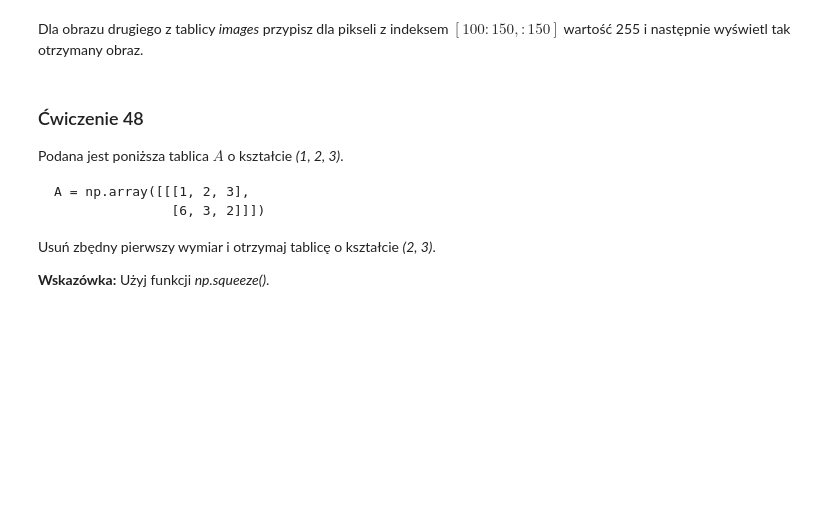
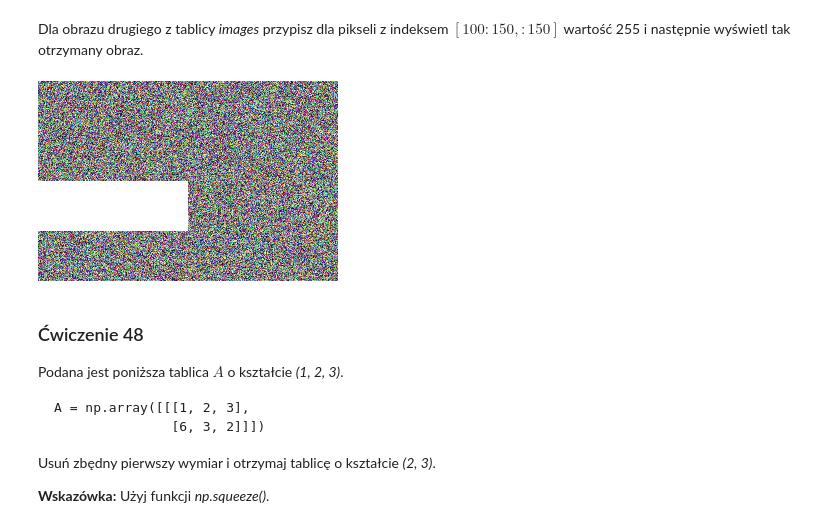
Before and after one commit to Mrozoo/250_Data_science_exercises, a Jupyter notebook: 1-100_NumPy/041_050_exercises.ipynb, the cells around one changed output. Drawn from its saved outputs; the diff is of its cells as text; code cells hidden in the pictures; blank space fills up the shorter version.

```diff
--- a/1-100_NumPy/041_050_exercises.ipynb
+++ b/1-100_NumPy/041_050_exercises.ipynb
@@ -123,3 +168,8 @@ Dla obrazu drugiego z tablicy _images_ przypisz dla pikseli z indeksem $[100:150
+# %%
+images[1][100:150, :150] = 255
+cv2_imshow(images[1])
+# %% [output]
+[figure, added]
 # %% [markdown]
 ### <a name='8'></a> Ćwiczenie 48
 Podana jest poniższa tablica $A$ o kształcie _(1, 2, 3)_.
```
Also changed, not shown: parts of 27 cells of this notebook, 3 other files.
